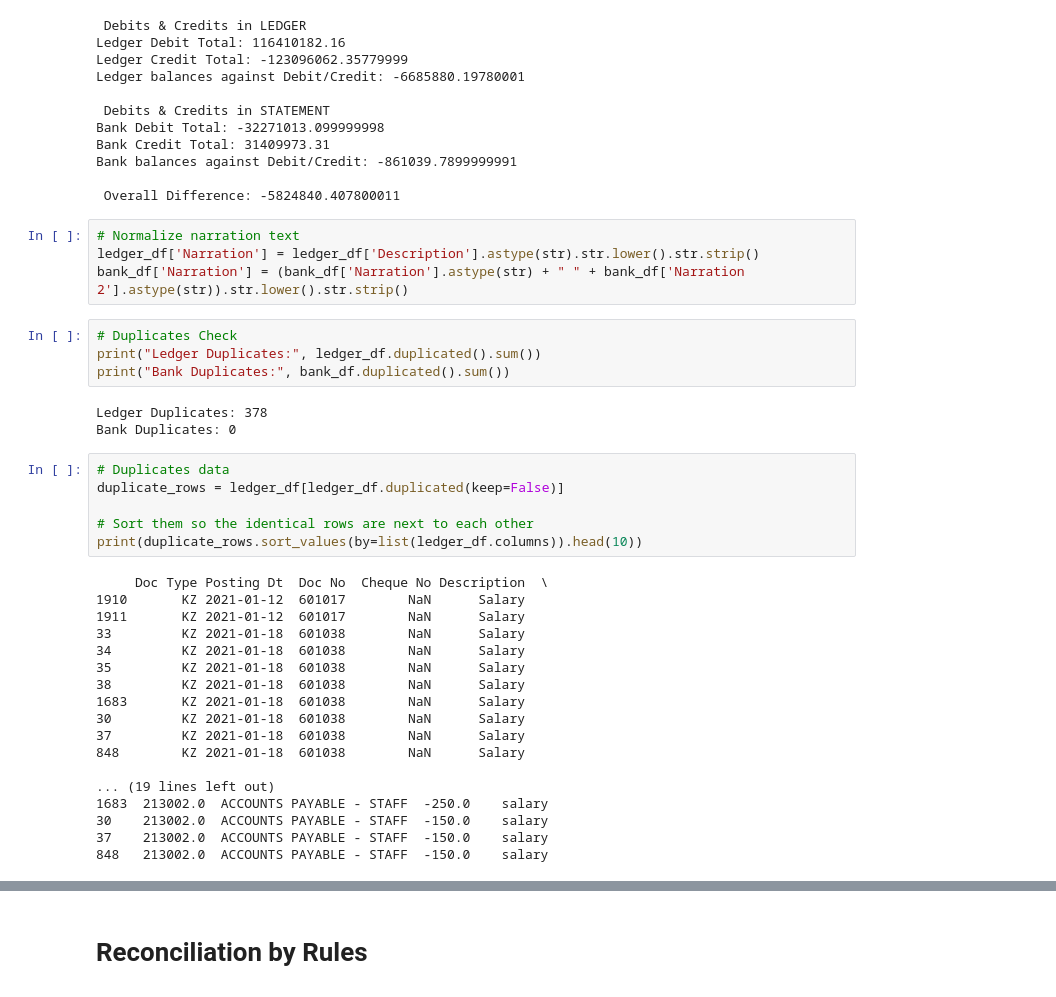
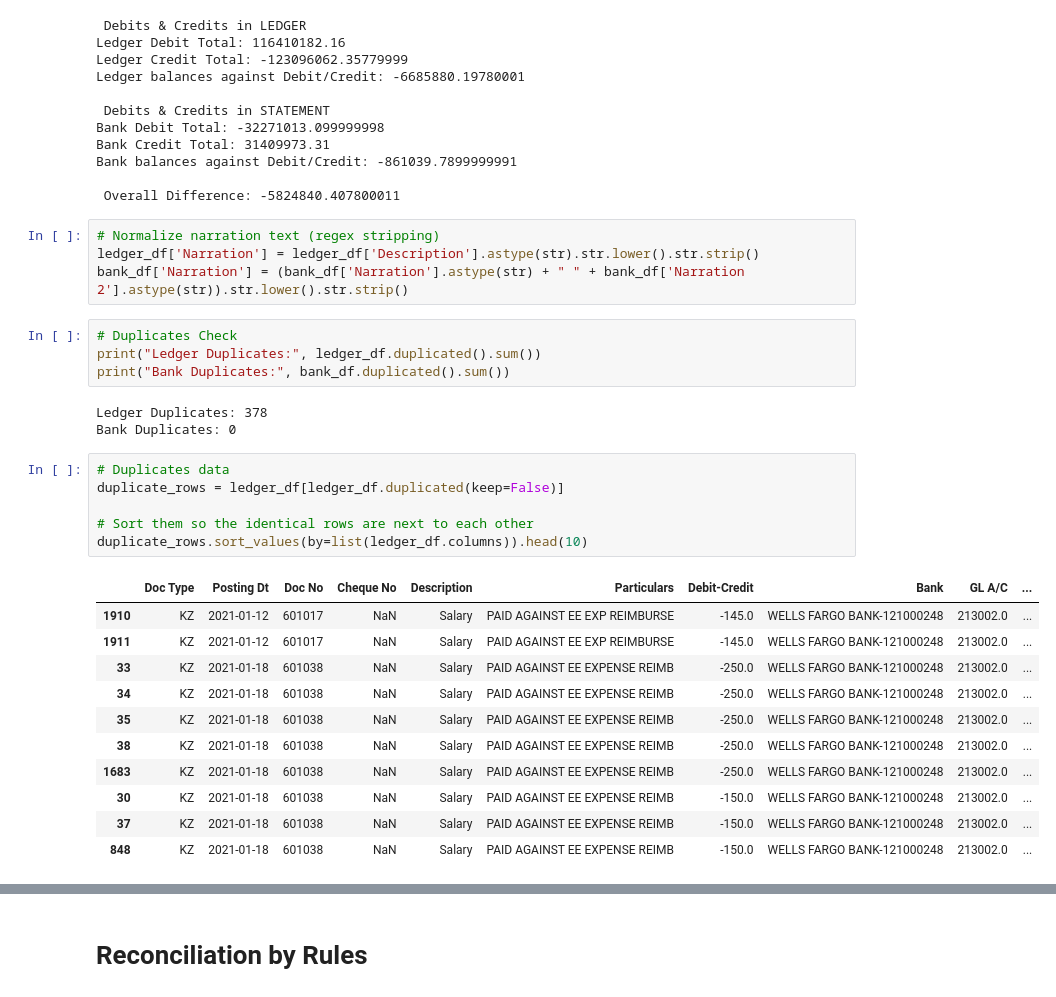
Before and after one commit to Phani-ISB/Reconciliation_Modules, a Jupyter notebook: 2_Bank_Reconciliation.ipynb, the cells around one changed output, grey strips where cells are left out. Saved outputs shown, nothing was run; the diff lists cells and outputs as text.

```diff
--- a/2_Bank_Reconciliation.ipynb
+++ b/2_Bank_Reconciliation.ipynb
@@ -110,7 +100,7 @@ Bank balances against Debit/Credit: -861039.7899999991
 
  Overall Difference: -5824840.407800011
 # %%
-# Normalize narration text
+# Normalize narration text (regex stripping)
 ledger_df['Narration'] = ledger_df['Description'].astype(str).str.lower().str.strip()
 bank_df['Narration'] = (bank_df['Narration'].astype(str) + " " + bank_df['Narration 2'].astype(str)).str.lower().str.strip()
 # %%
@@ -123,24 +113,18 @@ Bank Duplicates: 0
 # %%
 # Duplicates data
 duplicate_rows = ledger_df[ledger_df.duplicated(keep=False)]
 
 # Sort them so the identical rows are next to each other
-print(duplicate_rows.sort_values(by=list(ledger_df.columns)).head(10))
+duplicate_rows.sort_values(by=list(ledger_df.columns)).head(10)
 # %% [output]
-     Doc Type Posting Dt  Doc No  Cheque No Description  \
-1910       KZ 2021-01-12  601017        NaN      Salary
-1911       KZ 2021-01-12  601017        NaN      Salary
-33         KZ 2021-01-18  601038        NaN      Salary
-34         KZ 2021-01-18  601038        NaN      Salary
-35         KZ 2021-01-18  601038        NaN      Salary
-38         KZ 2021-01-18  601038        NaN      Salary
-1683       KZ 2021-01-18  601038        NaN      Salary
-30         KZ 2021-01-18  601038        NaN      Salary
-37         KZ 2021-01-18  601038        NaN      Salary
-848        KZ 2021-01-18  601038        NaN      Salary
-
-... (19 lines left out)
-1683  213002.0  ACCOUNTS PAYABLE - STAFF  -250.0    salary
-30    213002.0  ACCOUNTS PAYABLE - STAFF  -150.0    salary
-37    213002.0  ACCOUNTS PAYABLE - STAFF  -150.0    salary
-848   213002.0  ACCOUNTS PAYABLE - STAFF  -150.0    salary
+|  | Doc Type | Posting Dt | Doc No | Cheque No | Description | Particulars | Debit-Credit | Bank | GL A/C | ... |
+| 1910 | KZ | 2021-01-12 | 601017 | NaN | Salary | PAID AGAINST EE EXP REIMBURSE | -145.0 | WELLS FARGO BANK-121000248 | 213002.0 | ... |
+| 1911 | KZ | 2021-01-12 | 601017 | NaN | Salary | PAID AGAINST EE EXP REIMBURSE | -145.0 | WELLS FARGO BANK-121000248 | 213002.0 | ... |
+| 33 | KZ | 2021-01-18 | 601038 | NaN | Salary | PAID AGAINST EE EXPENSE REIMB | -250.0 | WELLS FARGO BANK-121000248 | 213002.0 | ... |
+| 34 | KZ | 2021-01-18 | 601038 | NaN | Salary | PAID AGAINST EE EXPENSE REIMB | -250.0 | WELLS FARGO BANK-121000248 | 213002.0 | ... |
+| 35 | KZ | 2021-01-18 | 601038 | NaN | Salary | PAID AGAINST EE EXPENSE REIMB | -250.0 | WELLS FARGO BANK-121000248 | 213002.0 | ... |
+| 38 | KZ | 2021-01-18 | 601038 | NaN | Salary | PAID AGAINST EE EXPENSE REIMB | -250.0 | WELLS FARGO BANK-121000248 | 213002.0 | ... |
+| 1683 | KZ | 2021-01-18 | 601038 | NaN | Salary | PAID AGAINST EE EXPENSE REIMB | -250.0 | WELLS FARGO BANK-121000248 | 213002.0 | ... |
+| 30 | KZ | 2021-01-18 | 601038 | NaN | Salary | PAID AGAINST EE EXPENSE REIMB | -150.0 | WELLS FARGO BANK-121000248 | 213002.0 | ... |
+| 37 | KZ | 2021-01-18 | 601038 | NaN | Salary | PAID AGAINST EE EXPENSE REIMB | -150.0 | WELLS FARGO BANK-121000248 | 213002.0 | ... |
+| 848 | KZ | 2021-01-18 | 601038 | NaN | Salary | PAID AGAINST EE EXPENSE REIMB | -150.0 | WELLS FARGO BANK-121000248 | 213002.0 | ... |
```
Also changed, not shown: parts of 14 cells of this notebook.
